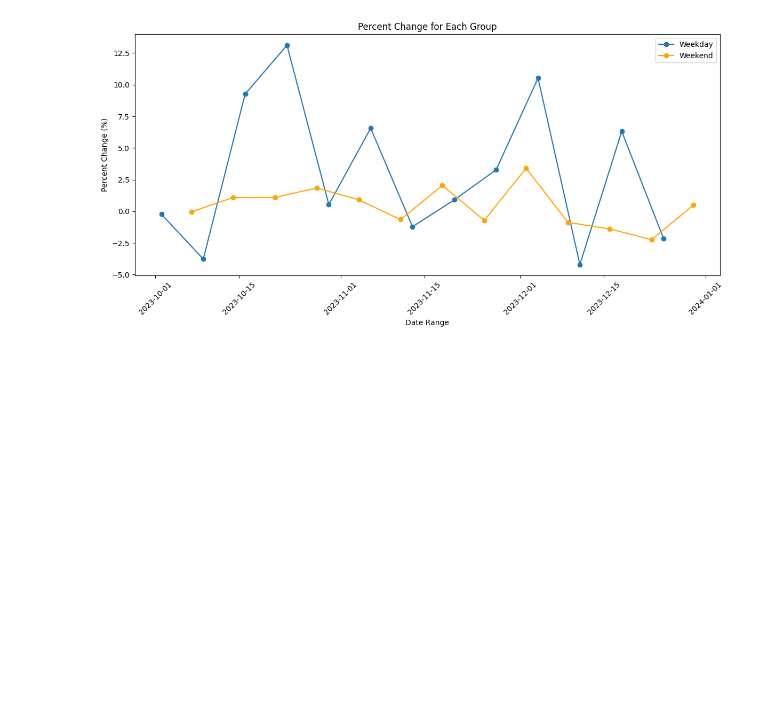
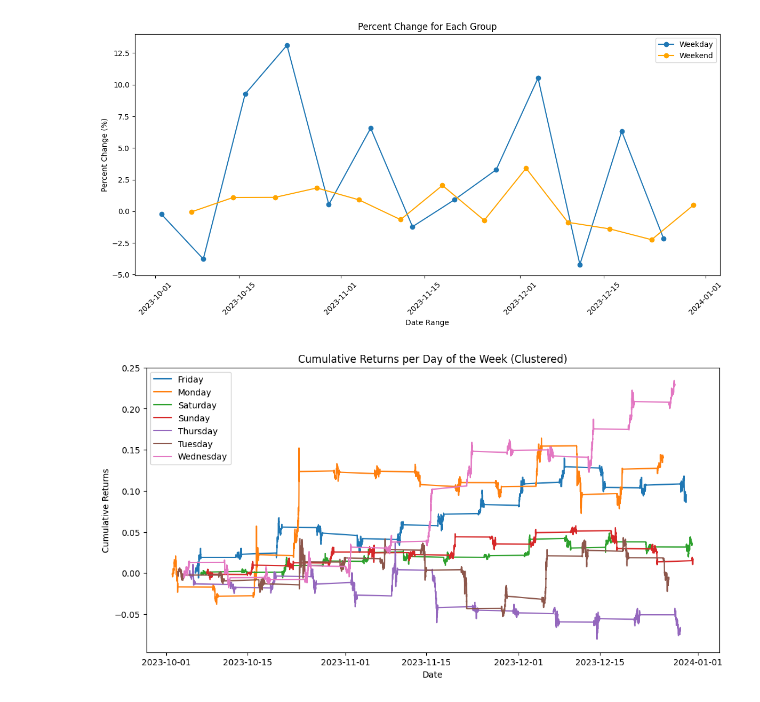
Before and after one commit to msninja213/ByBit_BTC_Price, a Jupyter notebook: btc_price_code.ipynb, the cells around one changed output. Cells and saved outputs as stored; diff of their text form; code cells hidden in the pictures; blank space fills up the shorter version.

```diff
--- a/btc_price_code.ipynb
+++ b/btc_price_code.ipynb
@@ -297,3 +247,23 @@ plt.show()
 <pandas.core.groupby.generic.DataFrameGroupBy object at 0x...>
 [figure]
 [figure]
+# %%
+#CUMULATIVE RETURNS PER DAY OF THE WEEK
+df_big['returns'] = df_big['close'].pct_change()
+
+# Group data by day of the week
+day_of_week_grouped = df_big.groupby(df_big['timestamp'].dt.dayofweek)
+cumulative_returns_per_day = day_of_week_grouped['returns'].cumsum()
+
+plt.figure(figsize=(12, 6))
+
+for day, data in cumulative_returns_per_day.groupby(df_big['timestamp'].dt.day_name()):
+    plt.plot(df_big.iloc[data.index]['timestamp'] , data.values, label=day)
+
+plt.title('Cumulative Returns per Day of the Week (Clustered)')
+plt.xlabel('Date')
+plt.ylabel('Cumulative Returns')
+plt.legend()
+plt.show()
+# %% [output]
+[figure, added]
```
Also changed, not shown: parts of 11 cells of this notebook.
